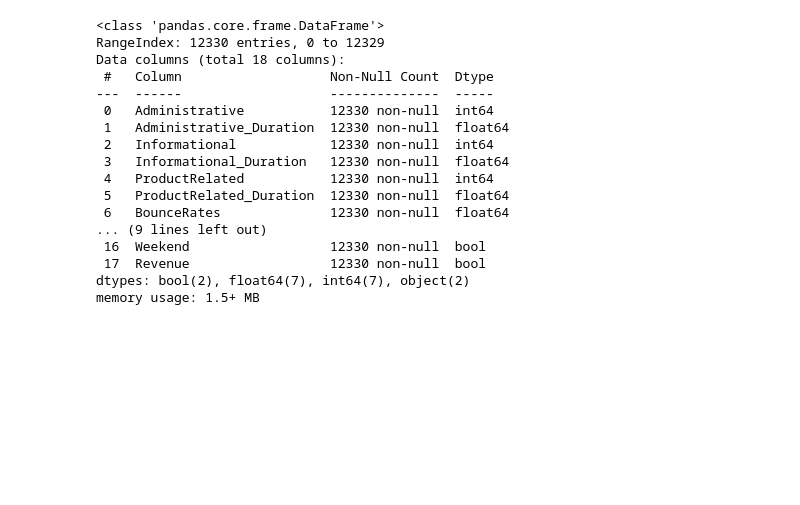
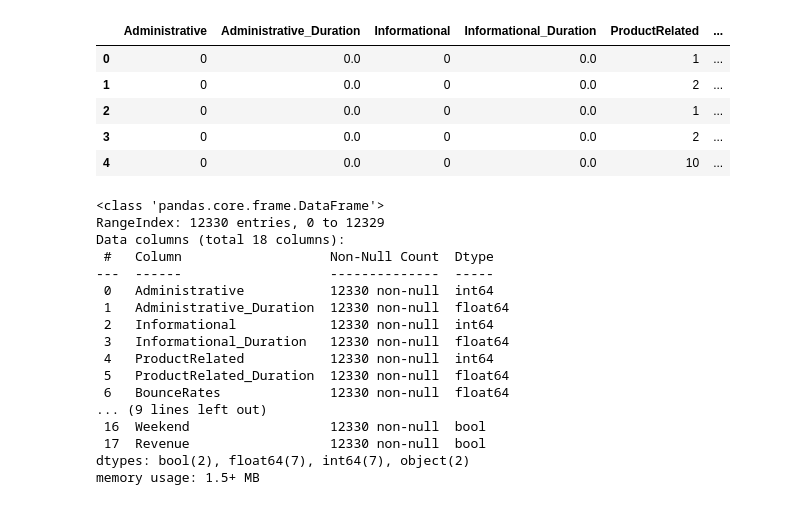
Before and after one commit to JoaquinGianan/JGMLE-9-Skills, a Jupyter notebook: midterm/JG-midterm-wip.ipynb, the cells around one changed output. Saved outputs shown, nothing was run; the diff lists cells and outputs as text; code cells hidden in the pictures; blank space fills up the shorter version.

```diff
--- a/midterm/JG-midterm-wip.ipynb
+++ b/midterm/JG-midterm-wip.ipynb
@@ -18,6 +18,15 @@ style.use('dark_background')
 # %%
 #read the datafile into a dataframe
 data_raw = pd.read_csv("dat/online_shoppers_intention.csv.gz")
+# %%
+data_raw.head()
+# %% [output]
+|  | Administrative | Administrative_Duration | Informational | Informational_Duration | ProductRelated | ... |
+| 0 | 0 | 0.0 | 0 | 0.0 | 1 | ... |
+| 1 | 0 | 0.0 | 0 | 0.0 | 2 | ... |
+| 2 | 0 | 0.0 | 0 | 0.0 | 1 | ... |
+| 3 | 0 | 0.0 | 0 | 0.0 | 2 | ... |
+| 4 | 0 | 0.0 | 0 | 0.0 | 10 | ... |
 # %%
 #revied head and other info of data
 data_raw.shape , data_raw.head(), data_raw.info()
```
Also changed, not shown: parts of 4 cells of this notebook, 5 other files.
